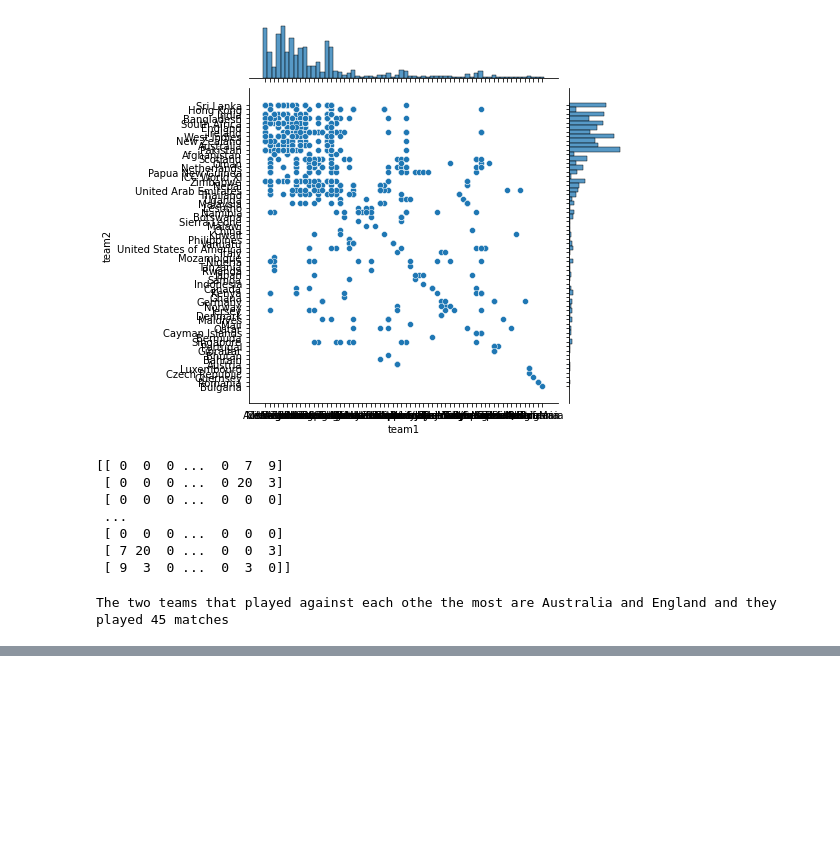
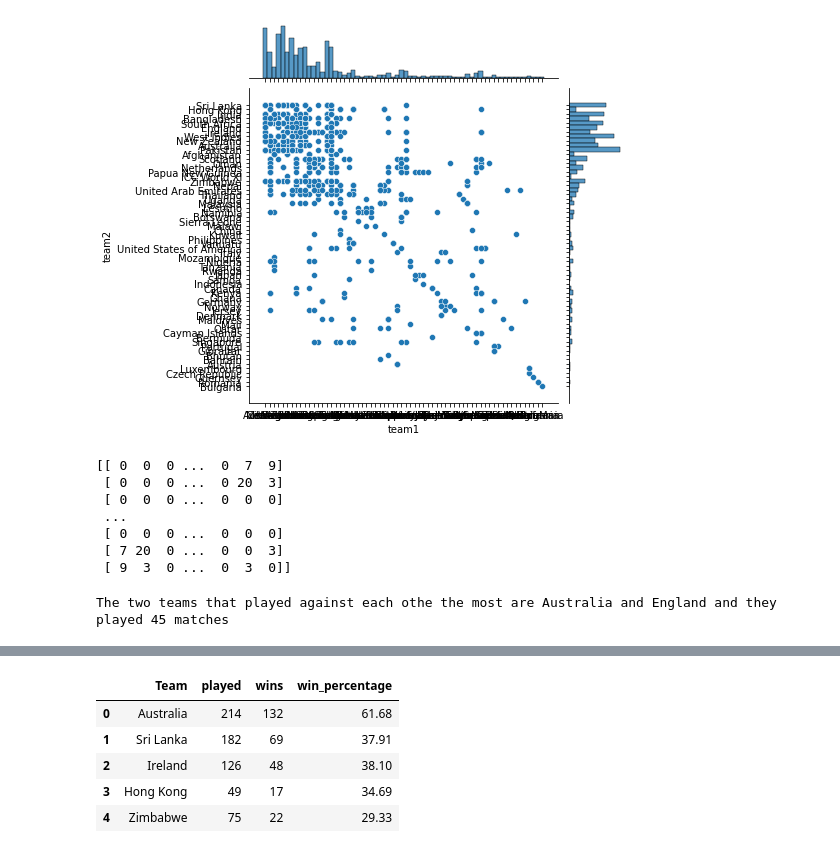
Before and after one commit to Laxmi884/DA_ICC_International_T20, a Jupyter notebook: Self_Project_Cricket_Scorecard.ipynb, the cells around one changed output, grey strips where cells are left out. Drawn from its saved outputs; the diff is of its cells as text; code cells hidden in the pictures; blank space fills up the shorter version.

```diff
--- a/Self_Project_Cricket_Scorecard.ipynb
+++ b/Self_Project_Cricket_Scorecard.ipynb
@@ -183,0 +206,32 @@ The two teams that played against each othe the most are Australia and England a
+# %%
+winner_dict = {}
+for i,row in df.iterrows():
+  if winner_dict.get(row['team1'], False) and winner_dict.get(row['team2'], False):
+    try:
+      if row['outcome_winner']:
+        winner_dict[row['outcome_winner']]['wins']+=1
+    except:
+      pass
+    winner_dict[row['team1']]['played']+=1
+    winner_dict[row['team2']]['played']+=1
+  else:
+    if not winner_dict.get(row['team1'],False):
+      winner_dict[row['team1']] = {'Team':row['team1'],'played':1,'wins':0}
+    if not winner_dict.get(row['team2'],False):
+      winner_dict[row['team2']] = {'Team':row['team2'],'played':1,'wins':0}
+    try:
+      if row['outcome_winner']:
+        winner_dict[row['outcome_winner']]['wins']+=1
+    except:
+      pass
+# %%
+teams_played = pd.DataFrame(winner_dict.values())
+teams_played['win_percentage'] = teams_played.apply(lambda x: round(x['wins']/x['played']*100,2),axis=1)
+teams_played.head()
+# %% [output]
+|  | Team | played | wins | win_percentage |
+| 0 | Australia | 214 | 132 | 61.68 |
+| 1 | Sri Lanka | 182 | 69 | 37.91 |
+| 2 | Ireland | 126 | 48 | 38.10 |
+| 3 | Hong Kong | 49 | 17 | 34.69 |
+| 4 | Zimbabwe | 75 | 22 | 29.33 |
```
Also changed, not shown: parts of 11 cells of this notebook.
